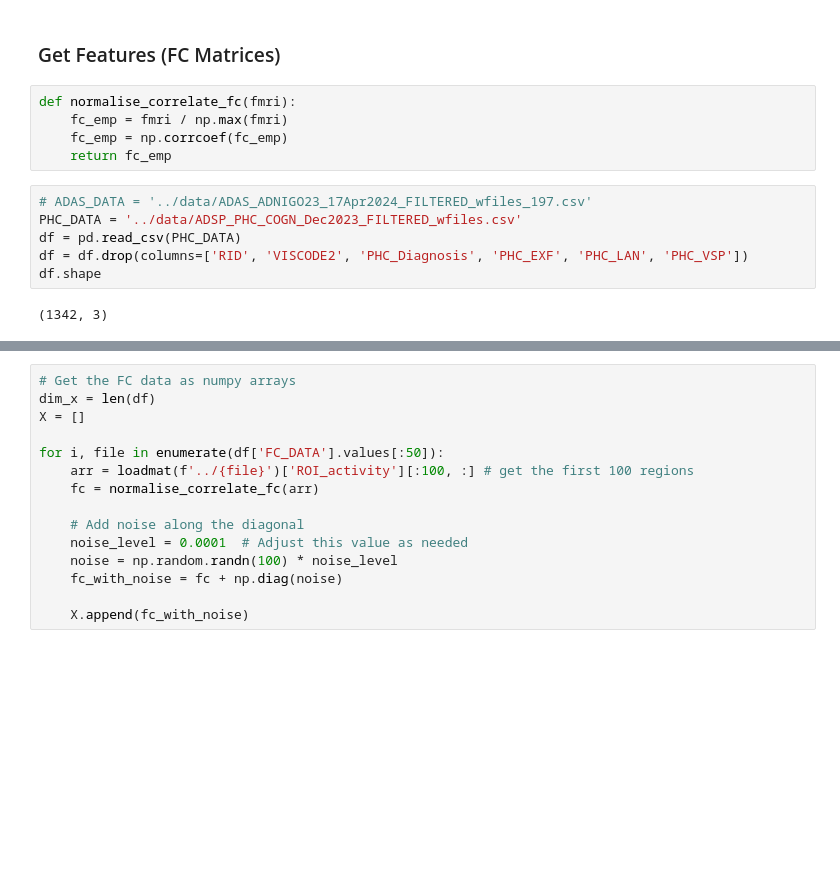
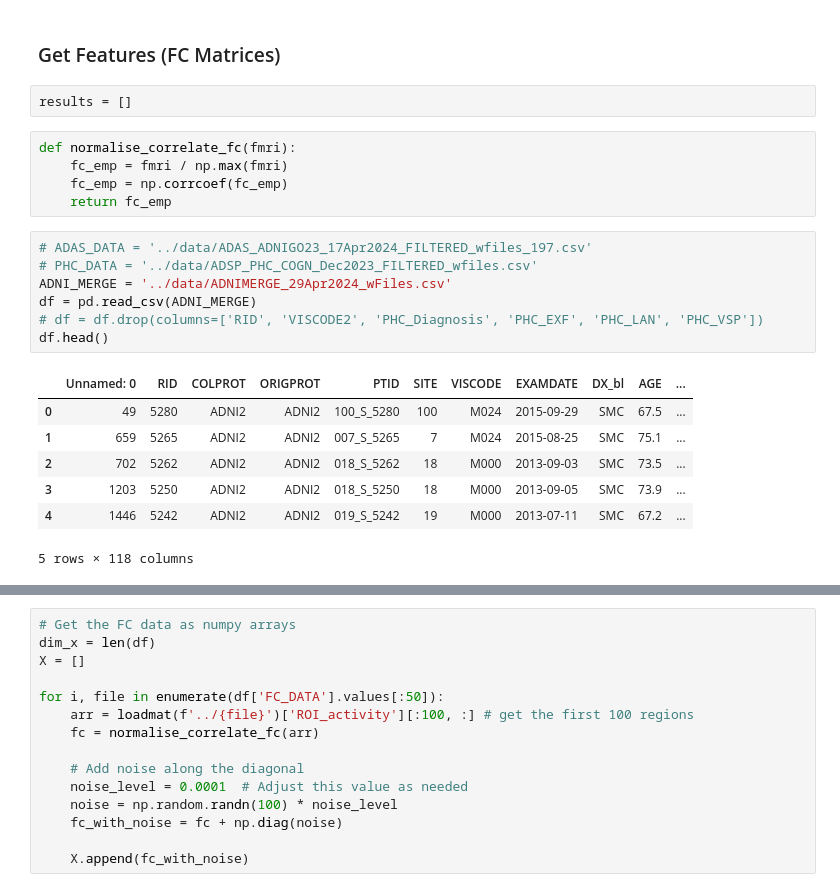
Before and after one commit to dChakr/ad_modelling_fyp, a Jupyter notebook: predictors/cpm_2.ipynb, the cells around one changed output, grey strips where cells are left out. Drawn from its saved outputs; the diff is of its cells as text; blank space fills up the shorter version.

```diff
--- a/predictors/cpm_2.ipynb
+++ b/predictors/cpm_2.ipynb
@@ -123,6 +124,8 @@ def run_validate(X,y,cvtype):
 #         return Rpos,Rneg
 # %% [markdown]
 ### Get Features (FC Matrices)
+# %%
+results = []
 # %%
 def normalise_correlate_fc(fmri):
     fc_emp = fmri / np.max(fmri)
@@ -130,9 +133,16 @@ def normalise_correlate_fc(fmri):
     return fc_emp
 # %%
 # ADAS_DATA = '../data/ADAS_ADNIGO23_17Apr2024_FILTERED_wfiles_197.csv'
-PHC_DATA = '../data/ADSP_PHC_COGN_Dec2023_FILTERED_wfiles.csv'
-df = pd.read_csv(PHC_DATA)
-df = df.drop(columns=['RID', 'VISCODE2', 'PHC_Diagnosis', 'PHC_EXF', 'PHC_LAN', 'PHC_VSP'])
-df.shape
+# PHC_DATA = '../data/ADSP_PHC_COGN_Dec2023_FILTERED_wfiles.csv'
+ADNI_MERGE = '../data/ADNIMERGE_29Apr2024_wFiles.csv'
+df = pd.read_csv(ADNI_MERGE)
+# df = df.drop(columns=['RID', 'VISCODE2', 'PHC_Diagnosis', 'PHC_EXF', 'PHC_LAN', 'PHC_VSP'])
+df.head()
 # %% [output]
+|  | Unnamed: 0 | RID | COLPROT | ORIGPROT | PTID | SITE | VISCODE | EXAMDATE | DX_bl | AGE | ... |
+| 0 | 49 | 5280 | ADNI2 | ADNI2 | 100_S_5280 | 100 | M024 | 2015-09-29 | SMC | 67.5 | ... |
+| 1 | 659 | 5265 | ADNI2 | ADNI2 | 007_S_5265 | 7 | M024 | 2015-08-25 | SMC | 75.1 | ... |
+| 2 | 702 | 5262 | ADNI2 | ADNI2 | 018_S_5262 | 18 | M000 | 2013-09-03 | SMC | 73.5 | ... |
+| 3 | 1203 | 5250 | ADNI2 | ADNI2 | 018_S_5250 | 18 | M000 | 2013-09-05 | SMC | 73.9 | ... |
+| 4 | 1446 | 5242 | ADNI2 | ADNI2 | 019_S_5242 | 19 | M000 | 2013-07-11 | SMC | 67.2 | ... |
-(1342, 3)
+5 rows × 118 columns
```
Also changed, not shown: parts of 15 cells of this notebook, 51 other files.
